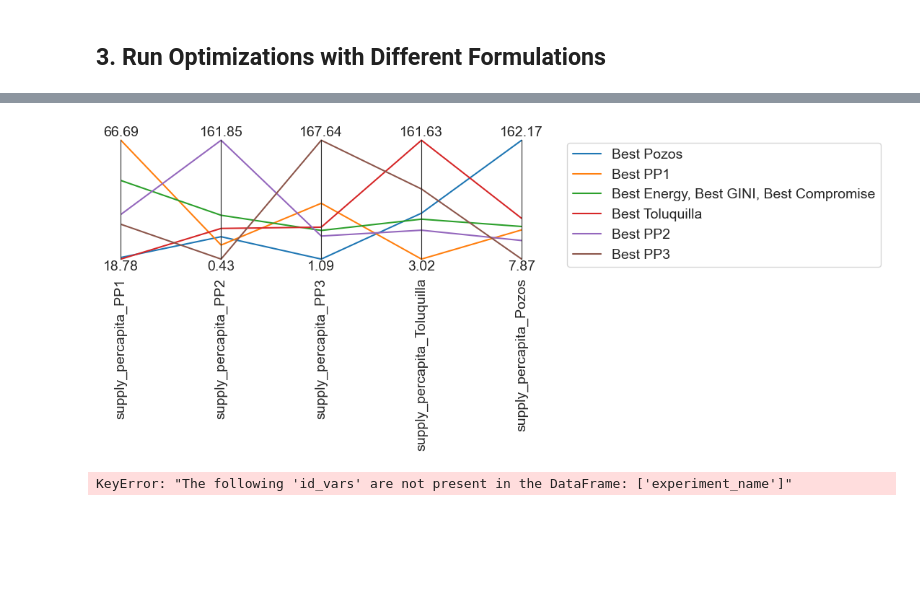
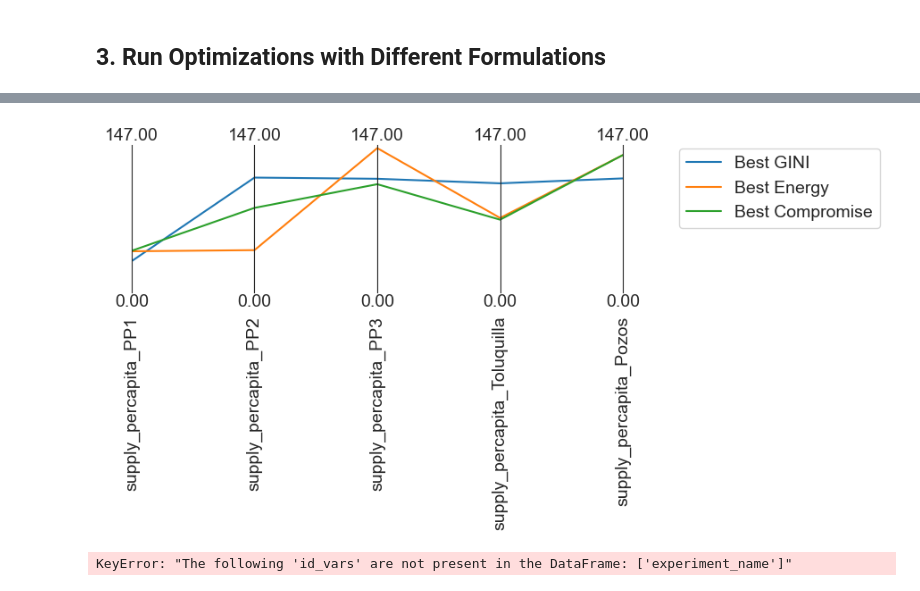
Before and after one commit to arielgoldin/GDL_Aquapheric_Policies, a Jupyter notebook: 2_optimization_formulations.ipynb, the cells around one changed output, grey strips where cells are left out. Saved outputs shown, nothing was run; the diff lists cells and outputs as text; code cells hidden in the pictures; blank space fills up the shorter version.

```diff
--- a/2_optimization_formulations.ipynb
+++ b/2_optimization_formulations.ipynb
@@ -162,21 +86,27 @@ scenario
 # %%
-from AMG_optimization import run_optimization
+from AMG_optimization import run_optimization, run_optimization_int
+
+
+
 
 # Model Parameters
 n_nfe = 10000
-epsilon = 0.2
+epsilon = 0.04
 seed = 1
+flows = ["chapala_flow", "calderon_lared_flow", "pozos_flow", "toluquilla_flow"]
 
-# Define scenario from the representative scenarios df
-drought_intensity = "HIGH"
-scenario = representative_scenarios_df.loc[drought_intensity,flows].to_dict()
+
+'''results  = run_optimization_old(experiment_name=experiment_name,
+                                justice_outcomes=justice_outcomes, performance_outcomes=performance_outcomes, other_outcomes=other_outcomes,
+                 n_nfe = n_nfe, epsilon = epsilon, seed = seed,
+                 scenario=scenario, model_function= AMG_model_function_old,
+                 restriction = True)'''
 
 results  = run_optimization(experiment_name=experiment_name,
-                 model_function=AMG_model_function,
                  outcomes= all_outcomes,
                  n_nfe = n_nfe, epsilon = epsilon, seed = seed,
-                 scenario=scenario,
+                 scenario=scenario, scenario_name=scenario_name,model_function= AMG_model_function,
                  restriction = True)
-print(all_outcomes)
+
 results.head()
 # %% [output]
@@ -275,13 +235,16 @@ full_optimization_results.head()
 # %%
 from functions_data import find_minmax_values
+representative_scenarios = ["2021_drought", "chapala_incident", "groundwater_scarcity"]
 
-drough_intensity = "HIGH"
-seed = seed
-full_optimization_results = pd.read_csv(f"results/optimization_results_{drough_intensity}_{seed}.csv")
+combined_optimization_results = pd.DataFrame()
+for scenario_name in representative_scenarios:
+    full_optimization_results = pd.read_csv(f"results/optimization_results_{scenario_name}_sd{seed}ep{epsilon}nfe{n_nfe}.csv")
+    combined_optimization_results = pd.concat([full_optimization_results,combined_optimization_results])
+    # Finds the maximum or minimum value for each objective for each formulation
+    min_max_df = find_minmax_values(full_optimization_results)
+    min_max_df.to_csv(f"results/min_max_{scenario_name}_sd{seed}ep{epsilon}nfe{n_nfe}.csv" )
 
-# Finds the maximum or minimum value for each objective for each formulation
-min_max_df = find_minmax_values(full_optimization_results)
-min_max_df.to_csv(f"results/min_max_{drought_intensity}_{seed}.csv" )
+combined_optimization_results.to_csv(f"results/optimization_results_sd{seed}ep{epsilon}nfe{n_nfe}.csv", index=False)
 
 min_max_df.head()
 # %% [output]
@@ -433,7 +514,7 @@ from ema_workbench.analysis import parcoords
 import matplotlib.pyplot as plt
 
 # Load the data from the provided CSV file (if not already loaded)
-best_policies_df = pd.read_csv('results/filtering_test.csv')
+best_policies_df = pd.read_csv(f"results/filtering_test_{scenario_name}_sd{seed}ep{epsilon}nfe{n_nfe}.csv")
 ZA_names = ["PP1", "PP2", "PP3", "Toluquilla", "Pozos"]
 
 # Filter the DataFrame for the "Supplied Demand & All Justice Objectives" experiment
@@ -441,7 +522,7 @@ experiment_name = "Sup. Dem. Deficit & All Justice"
 filtered_df = best_policies_df[best_policies_df['experiment_name'] == experiment_name]
 
 # Identify the columns that indicate best performance (ending in '_min', '_max', or '_compromise')
-best_performance_columns = ["energy_costs_min", "supply_percapita_GINI_min", "energy_costs_compromise"] + [f"supplied_demand_{ZA}_max" for ZA in ZA_names]
+best_performance_columns = ["energy_costs_min", "supply_percapita_GINI_min", "" "energy_costs_compromise"]
 
 # Create a dictionary for labeling the policies
 policy_labels = {
@@ -459,35 +540,35 @@ index_labels = {}
 for col, label in policy_labels.items():
     indices = best_performing_policies_df[best_performing_policies_df[col] == True].index
     for idx in indices:
         if idx in index_labels:
             index_labels[idx] += f", {label}"
         else:
             index_labels[idx] = label
 
 # Select the supply per capita columns for the five zones of analysis (ZA)
 supply_per_capita_columns = [
     'supply_percapita_PP1', 'supply_percapita_PP2', 'supply_percapita_PP3',
     'supply_percapita_Toluquilla', 'supply_percapita_Pozos'
 ]
 data = best_performing_policies_df[supply_per_capita_columns]
 
 # Get limits for parallel coordinates plot
-limits = parcoords.get_limits(data)
+limits = pd.read_csv("results/limits.csv")
 
 # Create the parallel axes plot
 paraxes = parcoords.ParallelAxes(limits)
 
 # Plot each row
 colors = plt.cm.tab10.colors
 for i, (index, row) in enumerate(data.iterrows()):
     label = index_labels.get(index, str(index))
     paraxes.plot(row.to_frame().T, label=label, color=colors[i % len(colors)])
 
 # Add legend and show plot
 paraxes.legend()
 plt.show()
 # %% [output]
-[figure, old version]
+[figure, new version]
 # %%
 import matplotlib.pyplot as plt
 import seaborn as sns
```
Also changed, not shown: parts of 22 cells of this notebook, 32 other files.
